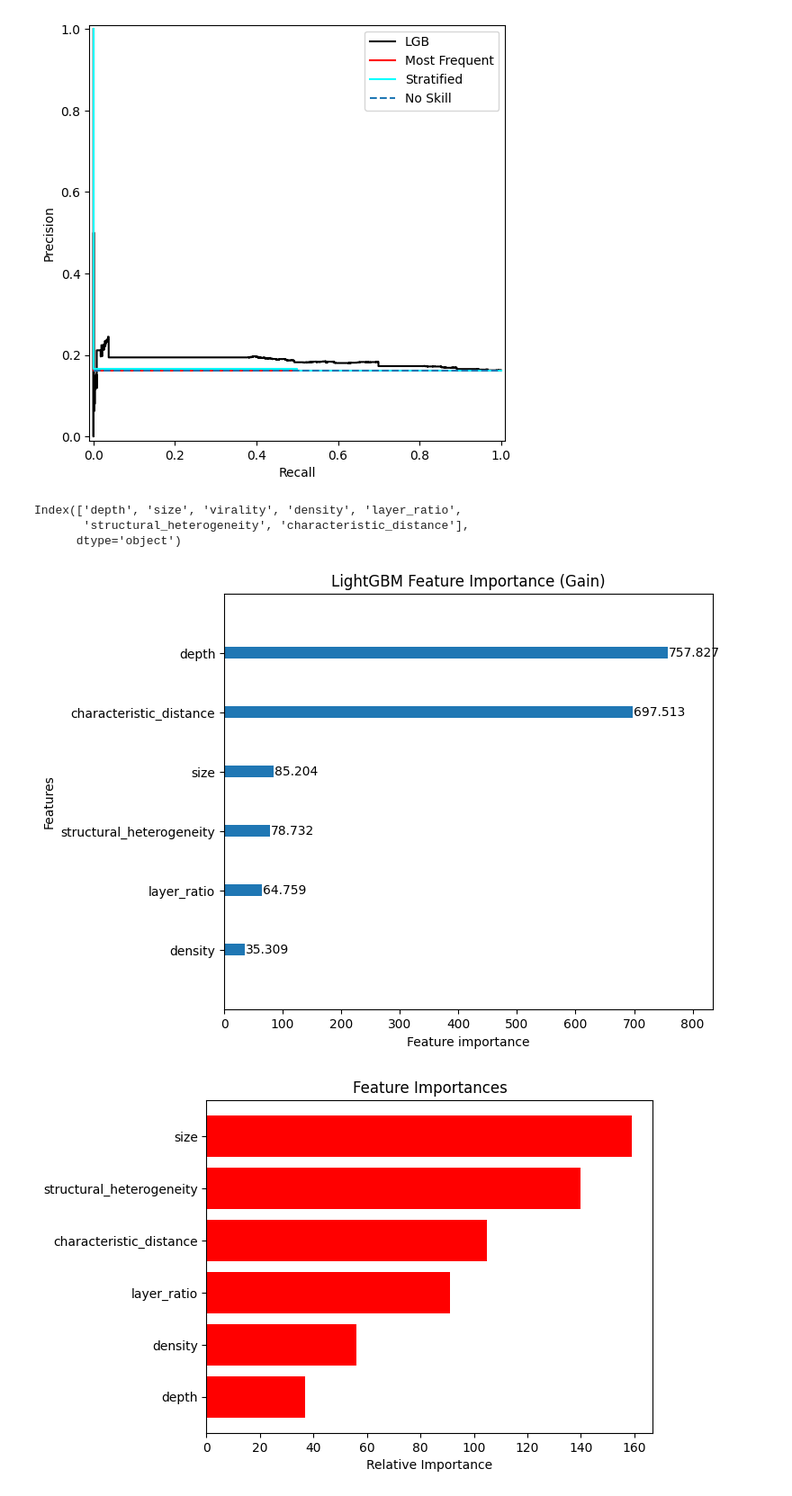
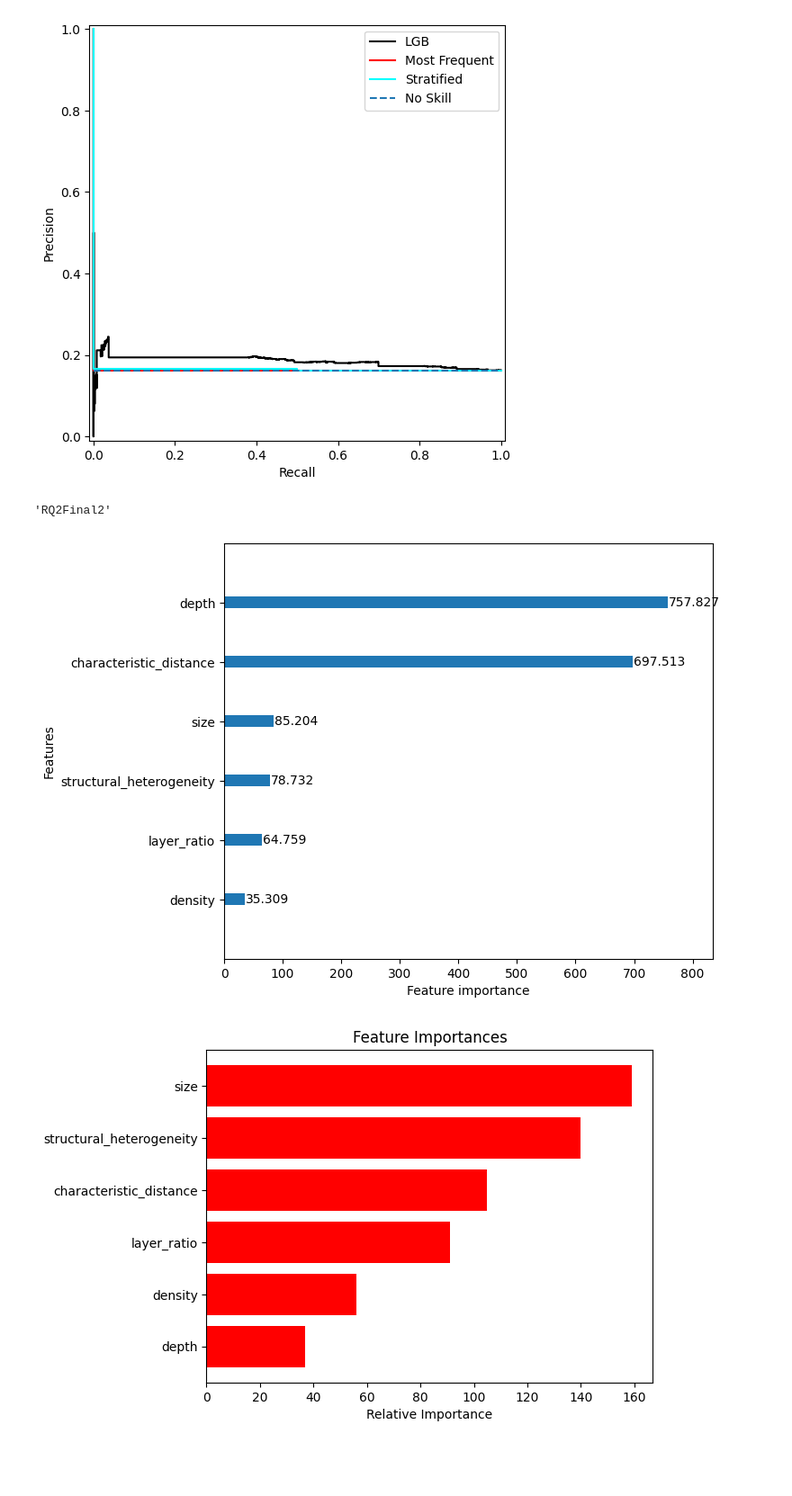
Before and after one commit to istiyaksiddiquee/thesis-work, a Jupyter notebook: RQ2/analysis/analysis.ipynb, the cells around one changed output. Shown at 90% size. Saved outputs shown, nothing was run; the diff lists cells and outputs as text; code cells hidden in the pictures; blank space fills up the shorter version.

```diff
--- a/RQ2/analysis/analysis.ipynb
+++ b/RQ2/analysis/analysis.ipynb
@@ -654,23 +649,21 @@ for item in list(scaled_X_test.columns):
 
 scaled_X_test = scaled_X_test.rename(columns=renamed_columns)
 # scaled_X_test
-# %%
-columns = ['depth', 'size', 'virality', 'density', 'layer_ratio', 'structural_heterogeneity', 'characteristic_distance']
-scaled_X_test.columns
-# %% [output]
-Index(['depth', 'size', 'virality', 'density', 'layer_ratio',
-       'structural_heterogeneity', 'characteristic_distance'],
-      dtype='object')
+# %%
+folder
+# %% [output]
+'RQ2Final2'
 # %%
 import lightgbm as lgb
 import matplotlib.pyplot as plt
 
-# Plot feature importance using Split
-lgb.plot_importance(best_model, importance_type="gain", figsize=(7,6), grid=False, title="LightGBM Feature Importance (Gain)")
+
+ax = lgb.plot_importance(best_model, importance_type="gain", figsize=(7,6), grid=False, title="")
+# ax.set_yticklabels(ax.get_yticklabels(), rotation=30)  # Rotate labels by 45
 # plt.show()
 plt.savefig(f'./{folder}/' + f'{folder}-lgb-feature-imp.pdf', format='pdf', bbox_inches='tight')
 # %% [output]
-[figure, old version]
+[figure, new version]
 # %%
 import matplotlib.pyplot as plt
 
```
Also changed, not shown: parts of 17 cells of this notebook, 6 other files.
